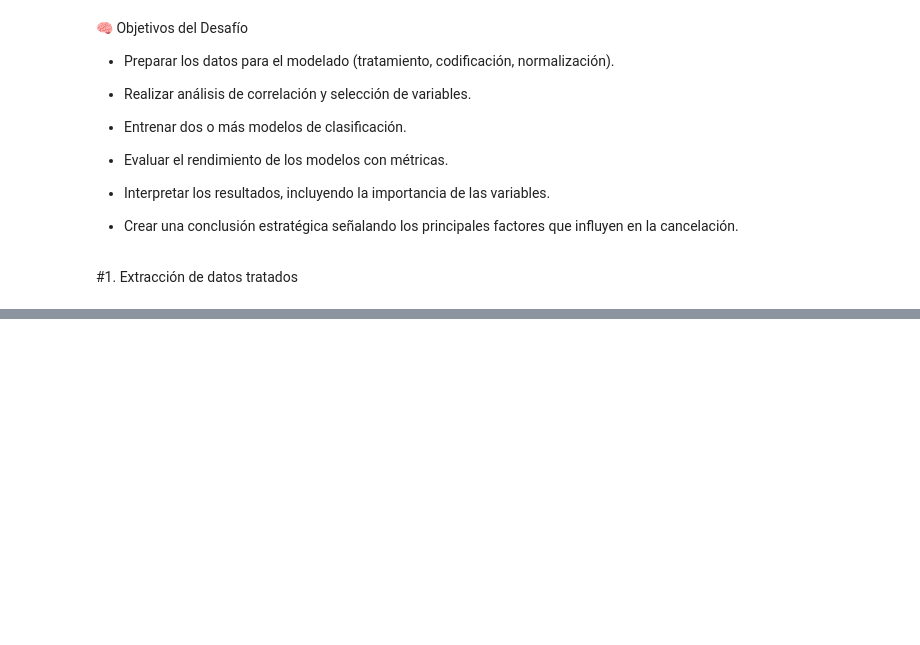
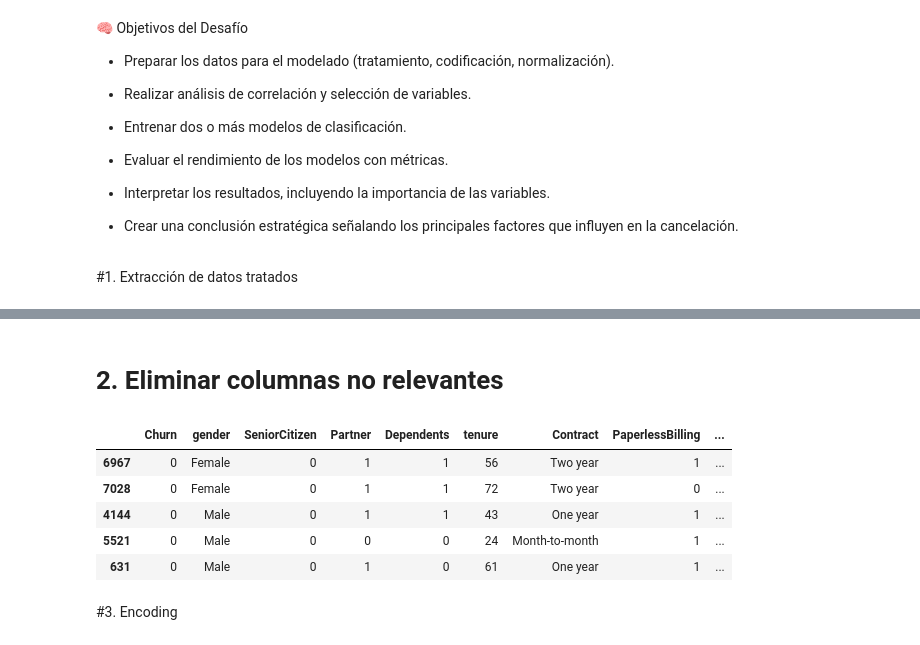
Before and after one commit to pablocelva/challenge-telecom-x-parte-2, a Jupyter notebook: TelecomX_LATAM_parte_2.ipynb, the cells around one changed output, grey strips where cells are left out. Cells and saved outputs as stored; diff of their text form; code cells hidden in the pictures; blank space fills up the shorter version.

Commit message:
Eliminación de columnas irrelevantes para el modelado

```diff
--- a/TelecomX_LATAM_parte_2.ipynb
+++ b/TelecomX_LATAM_parte_2.ipynb
@@ -37 +37,15 @@ datos.sample(5)
 5 rows × 22 columns
+# %% [markdown]
+# 2. Eliminar columnas no relevantes
+# %%
+df = datos.drop(['Cuentas_Diarias', 'Total_Internet_Services'], axis=1)
+df.sample(5)
+# %% [output]
+|  | Churn | gender | SeniorCitizen | Partner | Dependents | tenure | Contract | PaperlessBilling | ... |
+| 6967 | 0 | Female | 0 | 1 | 1 | 56 | Two year | 1 | ... |
+| 7028 | 0 | Female | 0 | 1 | 1 | 72 | Two year | 0 | ... |
+| 4144 | 0 | Male | 0 | 1 | 1 | 43 | One year | 1 | ... |
+| 5521 | 0 | Male | 0 | 0 | 0 | 24 | Month-to-month | 1 | ... |
+| 631 | 0 | Male | 0 | 1 | 0 | 61 | One year | 1 | ... |
+# %% [markdown]
+#3. Encoding
```
Also changed, not shown: parts of 1 cell of this notebook.
